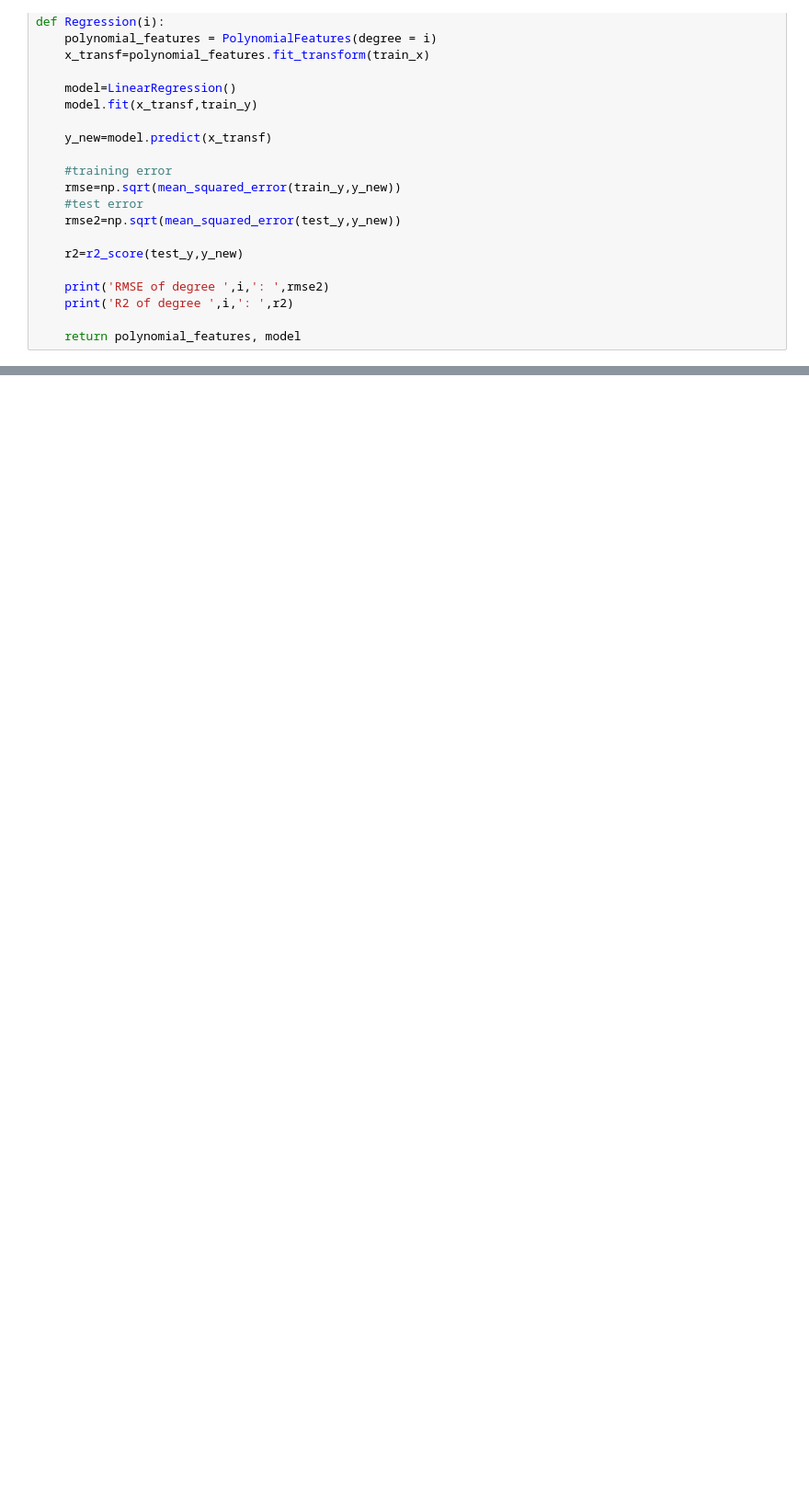
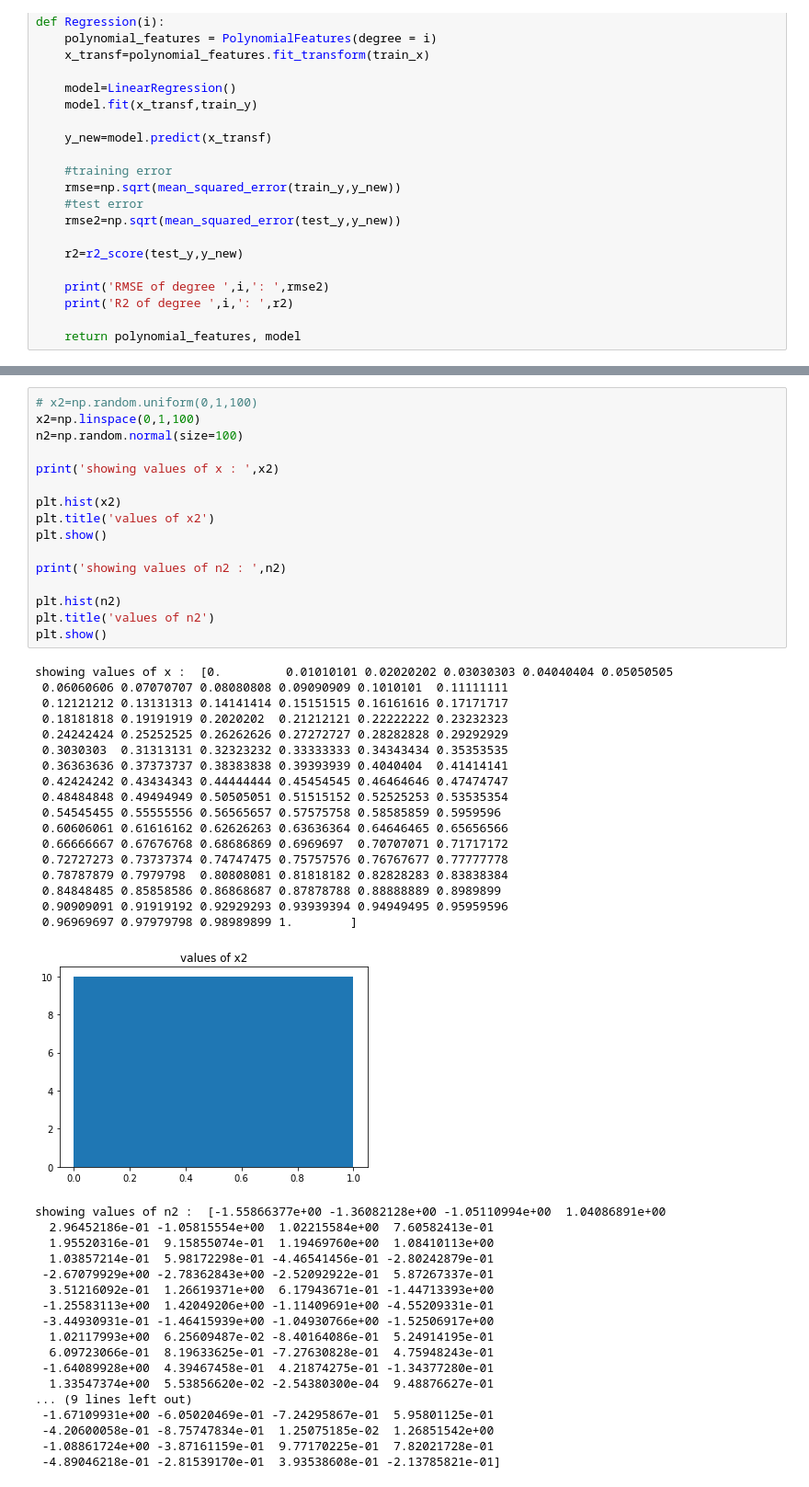
Before and after one commit to rohanmandrekar/overfitting-using-higher-order-linear-regression, a Jupyter notebook: overfitting.ipynb, the cells around one changed output, grey strips where cells are left out. Shown: that part at 92% size. Drawn from its saved outputs; the diff is of its cells as text; blank space fills up the shorter version.

```diff
--- a/overfitting.ipynb
+++ b/overfitting.ipynb
@@ -275,0 +276,52 @@ plt.show()
+# %%
+# x2=np.random.uniform(0,1,100)
+x2=np.linspace(0,1,100)
+n2=np.random.normal(size=100)
+
+print('showing values of x : ',x2)
+
+plt.hist(x2)
+plt.title('values of x2')
+plt.show()
+
+print('showing values of n2 : ',n2)
+
+plt.hist(n2)
+plt.title('values of n2')
+plt.show()
+# %% [output]
+showing values of x :  [0.         0.01010101 0.02020202 0.03030303 0.04040404 0.05050505
+ 0.06060606 0.07070707 0.08080808 0.09090909 0.1010101  0.11111111
+ 0.12121212 0.13131313 0.14141414 0.15151515 0.16161616 0.17171717
+ 0.18181818 0.19191919 0.2020202  0.21212121 0.22222222 0.23232323
+ 0.24242424 0.25252525 0.26262626 0.27272727 0.28282828 0.29292929
+ 0.3030303  0.31313131 0.32323232 0.33333333 0.34343434 0.35353535
+ 0.36363636 0.37373737 0.38383838 0.39393939 0.4040404  0.41414141
+ 0.42424242 0.43434343 0.44444444 0.45454545 0.46464646 0.47474747
+ 0.48484848 0.49494949 0.50505051 0.51515152 0.52525253 0.53535354
+ 0.54545455 0.55555556 0.56565657 0.57575758 0.58585859 0.5959596
+ 0.60606061 0.61616162 0.62626263 0.63636364 0.64646465 0.65656566
+ 0.66666667 0.67676768 0.68686869 0.6969697  0.70707071 0.71717172
+ 0.72727273 0.73737374 0.74747475 0.75757576 0.76767677 0.77777778
+ 0.78787879 0.7979798  0.80808081 0.81818182 0.82828283 0.83838384
+ 0.84848485 0.85858586 0.86868687 0.87878788 0.88888889 0.8989899
+ 0.90909091 0.91919192 0.92929293 0.93939394 0.94949495 0.95959596
+ 0.96969697 0.97979798 0.98989899 1.        ]
+[figure, added]
+showing values of n2 :  [-1.55866377e+00 -1.36082128e+00 -1.05110994e+00  1.04086891e+00
+  2.96452186e-01 -1.05815554e+00  1.02215584e+00  7.60582413e-01
+  1.95520316e-01  9.15855074e-01  1.19469760e+00  1.08410113e+00
+  1.03857214e-01  5.98172298e-01 -4.46541456e-01 -2.80242879e-01
+ -2.67079929e+00 -2.78362843e+00 -2.52092922e-01  5.87267337e-01
+  3.51216092e-01  1.26619371e+00  6.17943671e-01 -1.44713393e+00
+ -1.25583113e+00  1.42049206e+00 -1.11409691e+00 -4.55209331e-01
+ -3.44930931e-01 -1.46415939e+00 -1.04930766e+00 -1.52506917e+00
+  1.02117993e+00  6.25609487e-02 -8.40164086e-01  5.24914195e-01
+  6.09723066e-01  8.19633625e-01 -7.27630828e-01  4.75948243e-01
+ -1.64089928e+00  4.39467458e-01  4.21874275e-01 -1.34377280e-01
+  1.33547374e+00  5.53856620e-02 -2.54380300e-04  9.48876627e-01
+... (9 lines left out)
+ -1.67109931e+00 -6.05020469e-01 -7.24295867e-01  5.95801125e-01
+ -4.20600058e-01 -8.75747834e-01  1.25075185e-02  1.26851542e+00
+ -1.08861724e+00 -3.87161159e-01  9.77170225e-01  7.82021728e-01
+ -4.89046218e-01 -2.81539170e-01  3.93538608e-01 -2.13785821e-01]
```
Also changed, not shown: parts of 13 cells of this notebook.
